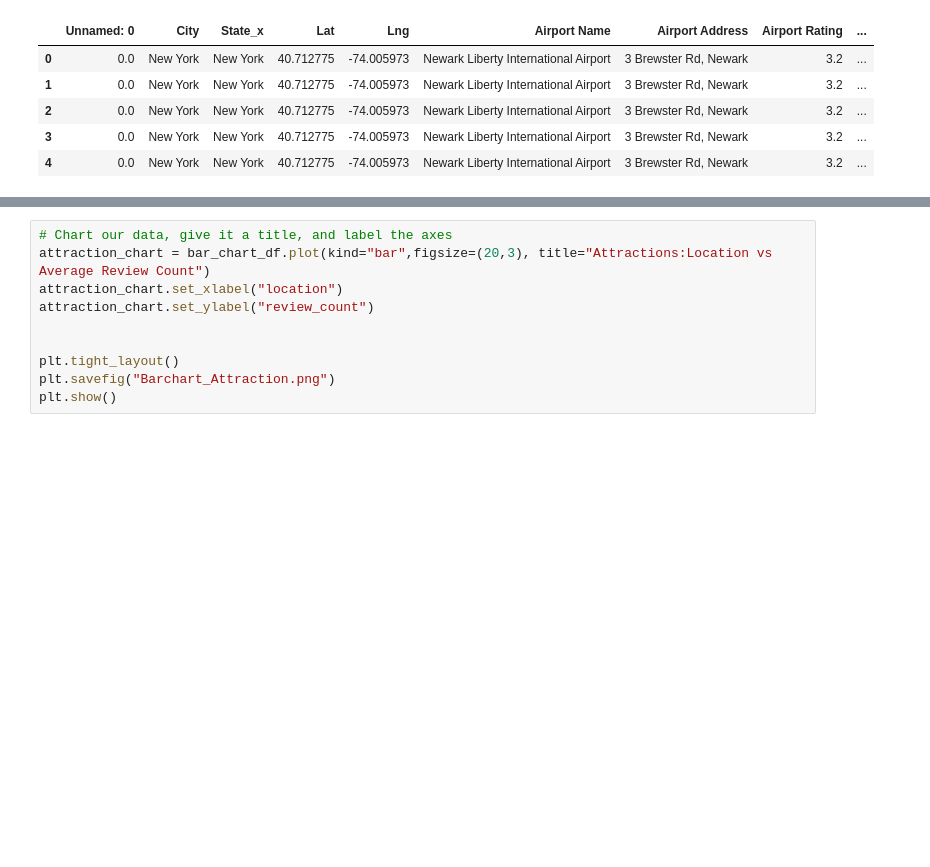
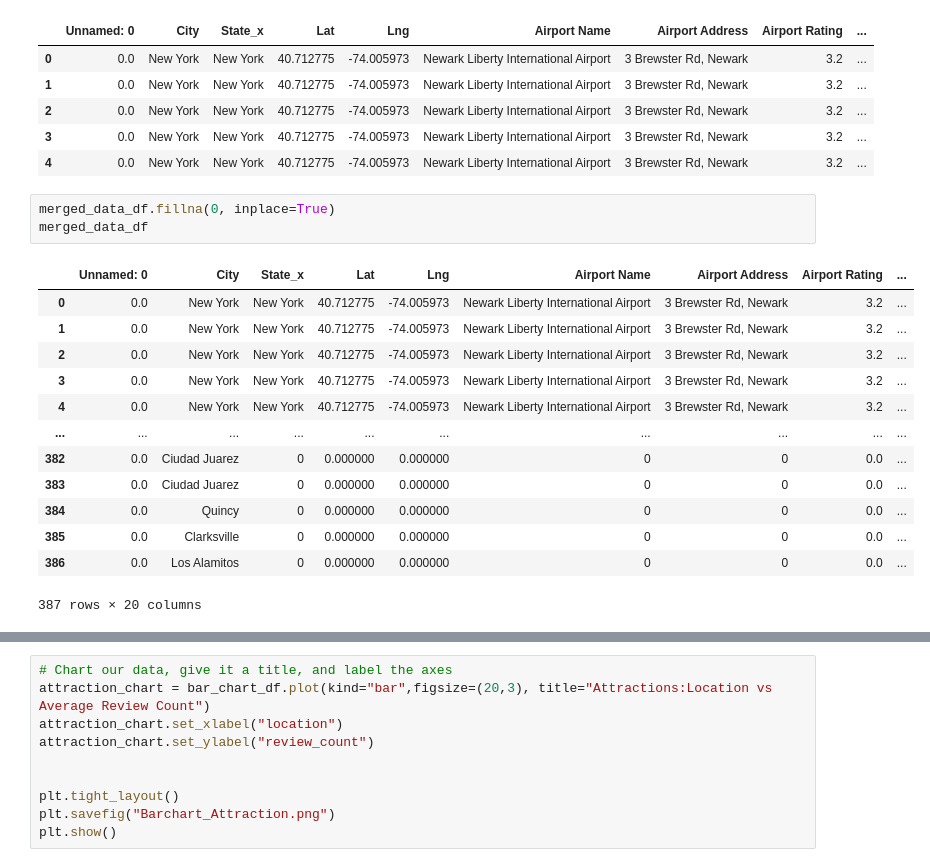
Before and after one commit to Kaylawkelly/HotelRateLocataion-Project1, a Jupyter notebook: Project 1 Travel.ipynb, the cells around one changed output, grey strips where cells are left out. Cells and saved outputs as stored; diff of their text form; blank space fills up the shorter version.

```diff
--- a/Project 1 Travel.ipynb
+++ b/Project 1 Travel.ipynb
@@ -45,6 +45,23 @@ merged_data_df.head()
 | 2 | 0.0 | New York | New York | 40.712775 | -74.005973 | Newark Liberty International Airport | 3 Brewster Rd, Newark | 3.2 | ... |
 | 3 | 0.0 | New York | New York | 40.712775 | -74.005973 | Newark Liberty International Airport | 3 Brewster Rd, Newark | 3.2 | ... |
 | 4 | 0.0 | New York | New York | 40.712775 | -74.005973 | Newark Liberty International Airport | 3 Brewster Rd, Newark | 3.2 | ... |
+# %%
+merged_data_df.fillna(0, inplace=True)
+merged_data_df
+# %% [output]
+|  | Unnamed: 0 | City | State_x | Lat | Lng | Airport Name | Airport Address | Airport Rating | ... |
+| 0 | 0.0 | New York | New York | 40.712775 | -74.005973 | Newark Liberty International Airport | 3 Brewster Rd, Newark | 3.2 | ... |
+| 1 | 0.0 | New York | New York | 40.712775 | -74.005973 | Newark Liberty International Airport | 3 Brewster Rd, Newark | 3.2 | ... |
+| 2 | 0.0 | New York | New York | 40.712775 | -74.005973 | Newark Liberty International Airport | 3 Brewster Rd, Newark | 3.2 | ... |
+| 3 | 0.0 | New York | New York | 40.712775 | -74.005973 | Newark Liberty International Airport | 3 Brewster Rd, Newark | 3.2 | ... |
+| 4 | 0.0 | New York | New York | 40.712775 | -74.005973 | Newark Liberty International Airport | 3 Brewster Rd, Newark | 3.2 | ... |
+| ... | ... | ... | ... | ... | ... | ... | ... | ... | ... |
+| 382 | 0.0 | Ciudad Juarez | 0 | 0.000000 | 0.000000 | 0 | 0 | 0.0 | ... |
+| 383 | 0.0 | Ciudad Juarez | 0 | 0.000000 | 0.000000 | 0 | 0 | 0.0 | ... |
+| 384 | 0.0 | Quincy | 0 | 0.000000 | 0.000000 | 0 | 0 | 0.0 | ... |
+| 385 | 0.0 | Clarksville | 0 | 0.000000 | 0.000000 | 0 | 0 | 0.0 | ... |
+| 386 | 0.0 | Los Alamitos | 0 | 0.000000 | 0.000000 | 0 | 0 | 0.0 | ... |
+387 rows × 20 columns
 # %%
 mean = merged_data_df.groupby('location')['review_count'].mean()
 
```
Also changed, not shown: parts of 7 cells of this notebook.
